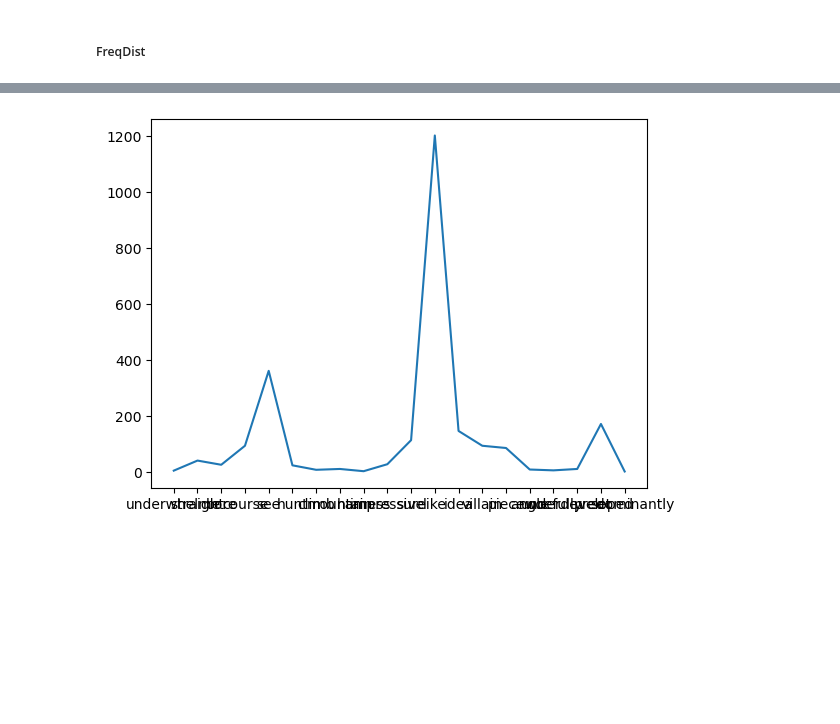
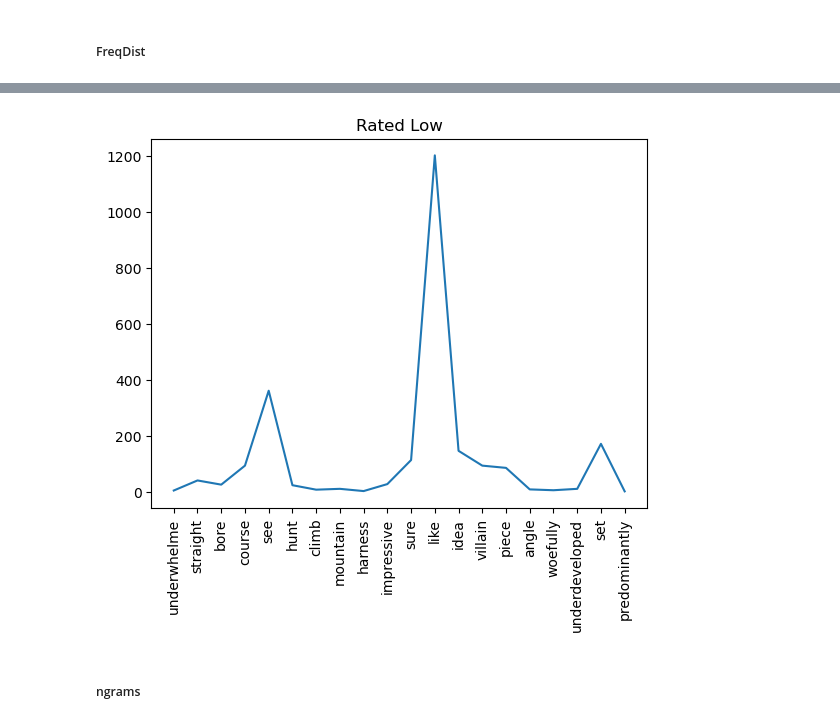
Before and after one commit to Gondram/Exploration-of-IMDB-rating-predictors, a Jupyter notebook: NLP_Analysis_of_Movie_Reviews.ipynb, the cells around one changed output, grey strips where cells are left out. Saved outputs shown, nothing was run; the diff lists cells and outputs as text; code cells hidden in the pictures; blank space fills up the shorter version.

```diff
--- a/NLP_Analysis_of_Movie_Reviews.ipynb
+++ b/NLP_Analysis_of_Movie_Reviews.ipynb
@@ -235,16 +250,19 @@ high_dist = FreqDist(high_list)
 # %%
 low_list = df.loc[filter_low, 'spacy_lemmas'].explode().to_list()
 low_dist = FreqDist(low_list)
 
 x = list(low_dist.keys())
 y = list(low_dist.values())
 
 # Plotting
 fig, ax = plt.subplots()
-ax.plot(x[:20], y[:20])  # Use bar plot for frequency distribution
+ax.plot(x[:20], y[:20])
+plt.title("Rated Low")
+plt.xticks(rotation=90)
+
 plt.savefig('Images/low_freq_dist.png')
 plt.show()
-
-# high_dist.plot(20, title='Rated High');
 # %% [output]
-[figure, old version]
+[figure, new version]
+# %% [markdown]
+##### ngrams
```
Also changed, not shown: parts of 5 cells of this notebook, 3 other files.
